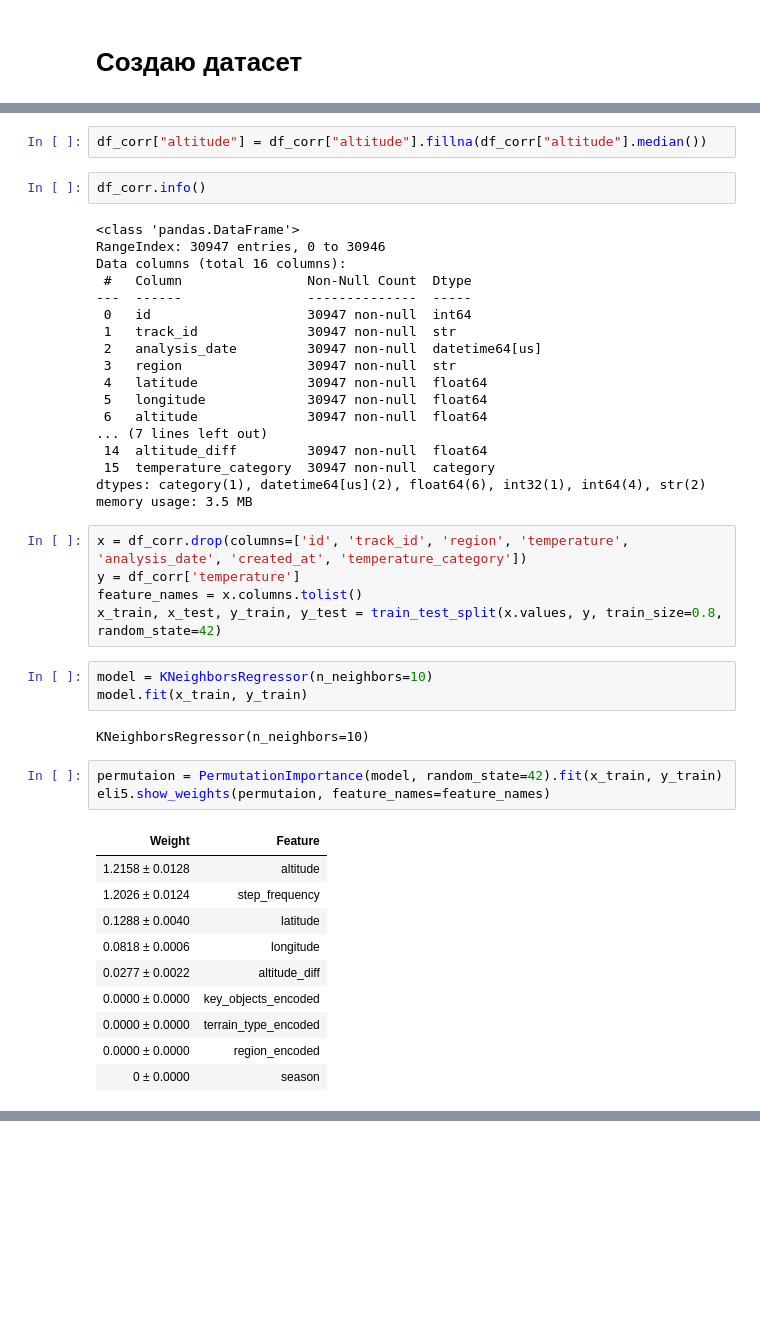
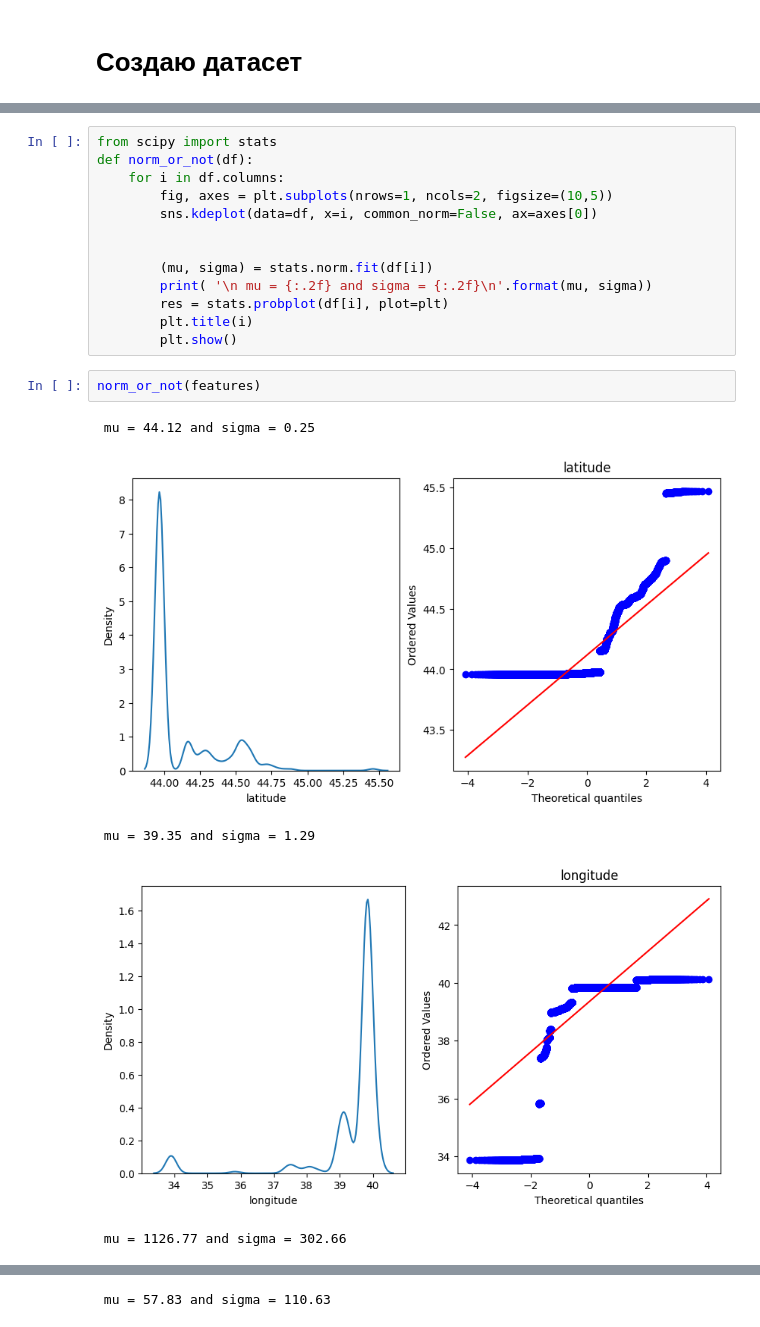
Before and after one commit to HungryArthur/champ, a Jupyter notebook: module_A/Report.ipynb, the cells around one changed output, grey strips where cells are left out. Cells and saved outputs as stored; diff of their text form; blank space fills up the shorter version.

```diff
--- a/module_A/Report.ipynb
+++ b/module_A/Report.ipynb
@@ -636,46 +430,21 @@ plt.show()
-# %%
-df_corr["altitude"] = df_corr["altitude"].fillna(df_corr["altitude"].median())
-# %%
-df_corr.info()
-# %% [output]
-<class 'pandas.DataFrame'>
-RangeIndex: 30947 entries, 0 to 30946
-Data columns (total 16 columns):
- #   Column                Non-Null Count  Dtype
----  ------                --------------  -----
- 0   id                    30947 non-null  int64
- 1   track_id              30947 non-null  str
- 2   analysis_date         30947 non-null  datetime64[us]
- 3   region                30947 non-null  str
- 4   latitude              30947 non-null  float64
- 5   longitude             30947 non-null  float64
- 6   altitude              30947 non-null  float64
-... (7 lines left out)
- 14  altitude_diff         30947 non-null  float64
- 15  temperature_category  30947 non-null  category
-dtypes: category(1), datetime64[us](2), float64(6), int32(1), int64(4), str(2)
-memory usage: 3.5 MB
-# %%
-x = df_corr.drop(columns=['id', 'track_id', 'region', 'temperature', 'analysis_date', 'created_at', 'temperature_category'])
-y = df_corr['temperature']
-feature_names = x.columns.tolist()
-x_train, x_test, y_train, y_test = train_test_split(x.values, y, train_size=0.8, random_state=42)
-# %%
-model = KNeighborsRegressor(n_neighbors=10)
-model.fit(x_train, y_train)
-# %% [output]
-KNeighborsRegressor(n_neighbors=10)
-# %%
-permutaion = PermutationImportance(model, random_state=42).fit(x_train, y_train)
-eli5.show_weights(permutaion, feature_names=feature_names)
-# %% [output]
-| Weight | Feature |
-| 1.2158 ± 0.0128 | altitude |
-| 1.2026 ± 0.0124 | step_frequency |
-| 0.1288 ± 0.0040 | latitude |
-| 0.0818 ± 0.0006 | longitude |
-| 0.0277 ± 0.0022 | altitude_diff |
-| 0.0000 ± 0.0000 | key_objects_encoded |
-| 0.0000 ± 0.0000 | terrain_type_encoded |
-| 0.0000 ± 0.0000 | region_encoded |
-| 0 ± 0.0000 | season |
+# %%
+from scipy import stats
+def norm_or_not(df):
+    for i in df.columns:
+        fig, axes = plt.subplots(nrows=1, ncols=2, figsize=(10,5))
+        sns.kdeplot(data=df, x=i, common_norm=False, ax=axes[0])
+
+
+        (mu, sigma) = stats.norm.fit(df[i])
+        print( '\n mu = {:.2f} and sigma = {:.2f}\n'.format(mu, sigma))
+        res = stats.probplot(df[i], plot=plt)
+        plt.title(i)
+        plt.show()
+# %%
+norm_or_not(features)
+# %% [output]
+ mu = 44.12 and sigma = 0.25
+[figure, added]
+ mu = 39.35 and sigma = 1.29
+[figure, added]
+ mu = 1126.77 and sigma = 302.66
@@ -681,0 +452 @@ eli5.show_weights(permutaion, feature_names=feature_names)
+ mu = 57.83 and sigma = 110.63
```
Also changed, not shown: parts of 52 cells of this notebook, 47 other files.
